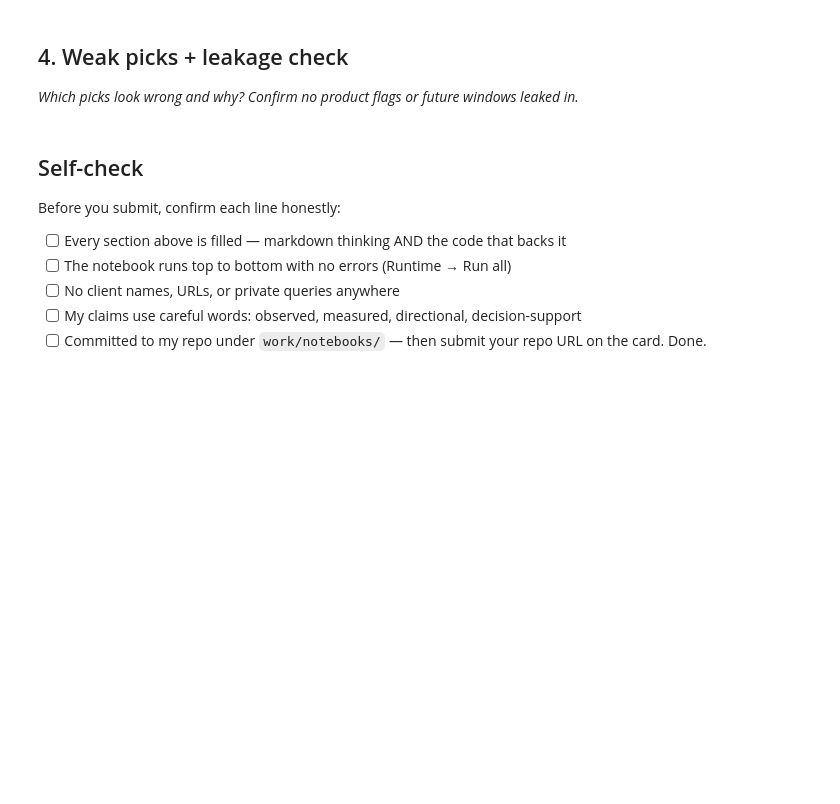
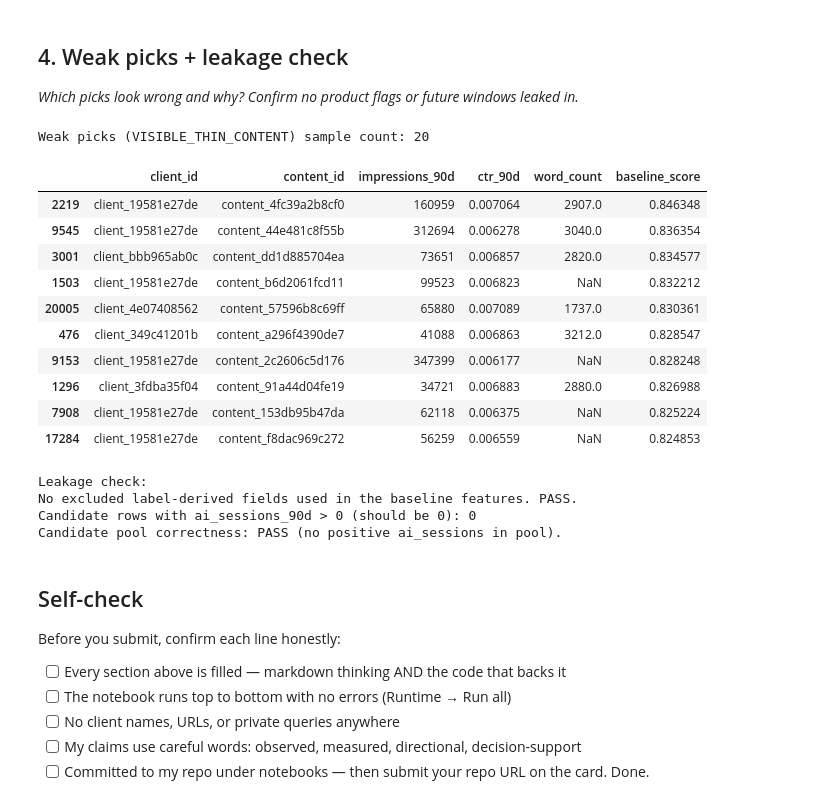
Before and after one commit to PrasannaSaiS/machinelearning01-flyrank, a Jupyter notebook: work/notebooks/w04_baseline_score.ipynb, the cells around one changed output. Saved outputs shown, nothing was run; the diff lists cells and outputs as text; code cells hidden in the pictures; blank space fills up the shorter version.

```diff
--- a/work/notebooks/w04_baseline_score.ipynb
+++ b/work/notebooks/w04_baseline_score.ipynb
@@ -37,3 +308,47 @@ This skeleton is yours to fill. Work the sections **in order** — each one has
+# %%
+# Weak picks + leakage checks
+# 1) Simple weak-pick audit: top 50 rows where reason_code == VISIBLE_THIN_CONTENT (likely wrong)
+weak = out_df[out_df["reason_code"] == "VISIBLE_THIN_CONTENT"].head(20)
+print(f"Weak picks (VISIBLE_THIN_CONTENT) sample count: {len(weak)}")
+if len(weak) > 0:
+    display(weak[[c for c in ['client_id','content_id','impressions_90d','ctr_90d','word_count','baseline_score'] if c in weak.columns]].head(10))
+else:
+    print("No VISIBLE_THIN_CONTENT picks in top population sample.")
+
+# 2) Leakage check: ensure we did not use outcome/label-derived columns in features
+leakage_fields = ["ai_sessions_90d","trend_direction","trend_pct"]
+used_fields = ['impressions_90d','ctr_90d','avg_position','word_count']
+found_leak = [f for f in leakage_fields if f in used_fields and f in candidates.columns]
+print("\nLeakage check:")
+if found_leak:
+    print("LEAKAGE FOUND: the following excluded fields were (accidentally) used:", found_leak)
+else:
+    print("No excluded label-derived fields used in the baseline features. PASS.")
+
+# 3) Candidate pool re-check: confirm candidate rows have ai_sessions_90d == 0
+violations = candidates[candidates['ai_sessions_90d'] > 0]
+print(f"Candidate rows with ai_sessions_90d > 0 (should be 0): {len(violations)}")
+if len(violations) > 0:
+    display(violations.head())
+else:
+    print("Candidate pool correctness: PASS (no positive ai_sessions in pool).")
+# %% [output]
+Weak picks (VISIBLE_THIN_CONTENT) sample count: 20
+|  | client_id | content_id | impressions_90d | ctr_90d | word_count | baseline_score |
+| 2219 | client_19581e27de | content_4fc39a2b8cf0 | 160959 | 0.007064 | 2907.0 | 0.846348 |
+| 9545 | client_19581e27de | content_44e481c8f55b | 312694 | 0.006278 | 3040.0 | 0.836354 |
+| 3001 | client_bbb965ab0c | content_dd1d885704ea | 73651 | 0.006857 | 2820.0 | 0.834577 |
+| 1503 | client_19581e27de | content_b6d2061fcd11 | 99523 | 0.006823 | NaN | 0.832212 |
+| 20005 | client_4e07408562 | content_57596b8c69ff | 65880 | 0.007089 | 1737.0 | 0.830361 |
+| 476 | client_349c41201b | content_a296f4390de7 | 41088 | 0.006863 | 3212.0 | 0.828547 |
+| 9153 | client_19581e27de | content_2c2606c5d176 | 347399 | 0.006177 | NaN | 0.828248 |
+| 1296 | client_3fdba35f04 | content_91a44d04fe19 | 34721 | 0.006883 | 2880.0 | 0.826988 |
+| 7908 | client_19581e27de | content_153db95b47da | 62118 | 0.006375 | NaN | 0.825224 |
+| 17284 | client_19581e27de | content_f8dac969c272 | 56259 | 0.006559 | NaN | 0.824853 |
+Leakage check:
+No excluded label-derived fields used in the baseline features. PASS.
+Candidate rows with ai_sessions_90d > 0 (should be 0): 0
+Candidate pool correctness: PASS (no positive ai_sessions in pool).
 # %% [markdown]
 ## Self-check
 
@@ -43,4 +358,4 @@ Before you submit, confirm each line honestly:
 - [ ] The notebook runs top to bottom with no errors (Runtime → Run all)
 - [ ] No client names, URLs, or private queries anywhere
 - [ ] My claims use careful words: observed, measured, directional, decision-support
-- [ ] Committed to my repo under `work/notebooks/` — then submit your repo URL on the card. Done.
+- [ ] Committed to my repo under notebooks — then submit your repo URL on the card. Done.
```
Also changed, not shown: parts of 10 cells of this notebook, 1 other file.
